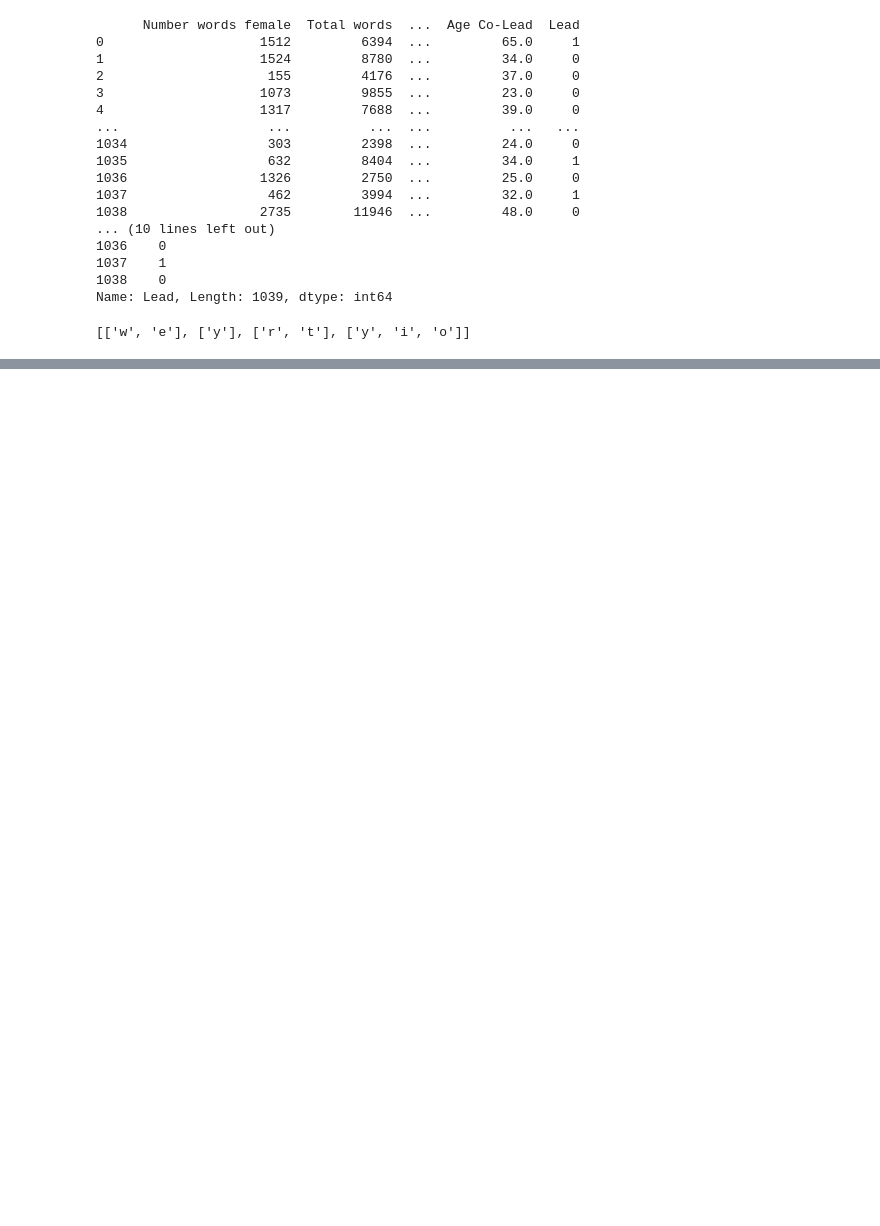
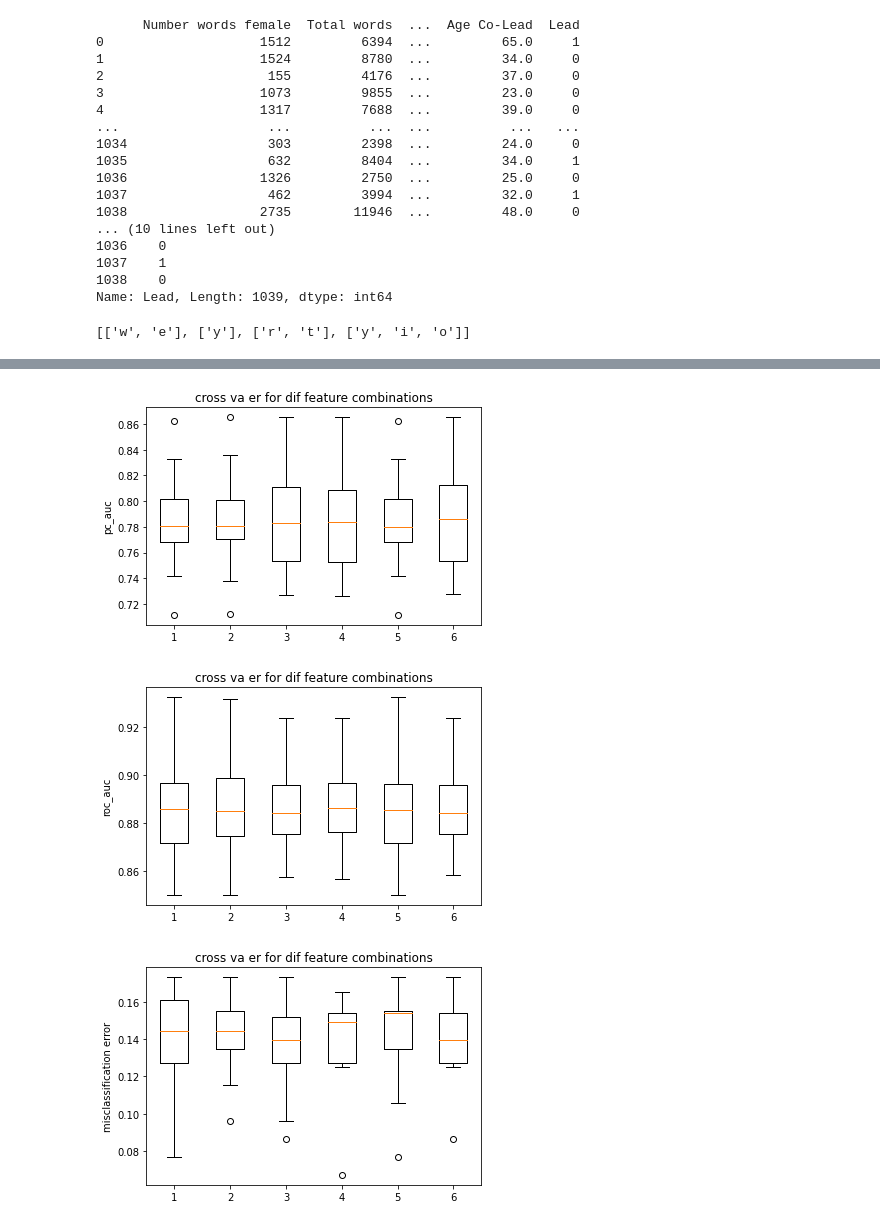
Before and after one commit to IZ001/Stat-Machine-Learning, a Jupyter notebook: Project_SML.ipynb, the cells around one changed output, grey strips where cells are left out. Saved outputs shown, nothing was run; the diff lists cells and outputs as text; code cells hidden in the pictures; blank space fills up the shorter version.

Commit message:
cross-validation of models with 8,9,10 features, k-fold

```diff
--- a/Project_SML.ipynb
+++ b/Project_SML.ipynb
@@ -641,3 +643,71 @@ plt.show()
+# %%
+# cross-validation of models with k-fold
+
+#import sklearn.model_selection as skl_ms
+features_list = features_lsts_with_big_roc_auc
+
+#features_list = [['Number of male actors', 'Gross', 'Mean Age Male', 'Age Lead', 'Number of words lead', 'Difference in words lead and co-lead', 'Year', 'Age Co-Lead', 'Number of female actors', 'Number words female', 'Total words', 'Mean Age Female', 'Number words male']]
+
+n_runs = 10
+
+pc_auc_n =np.zeros((n_runs, len(features_list)))
+roc_auc_n = np.zeros((n_runs, len(features_list)))
+misclassification_n = np.zeros((n_runs, len(features_list)))
+tr_rate_models = []
+
+X = data.drop(columns = 'Lead')
+y = data['Lead']
+
+n_fold = 10
+cv = skl_ms.KFold(n_splits = n_fold, random_state = 1, shuffle = True)
+
+for i, (train_index, val_index) in enumerate(cv.split(X)):
+  X_train, X_val = X.iloc[train_index], X.iloc[val_index]
+  y_train, y_val = y.iloc[train_index], y.iloc[val_index]
+#for i in range(n_runs):
+
+  #X_train, X_val, y_train, y_val = skl_ms.train_test_split(X, y, test_size = 0.3)
+
+  for j,features in enumerate(features_list):
+
+    model = skl_lm.LogisticRegression(solver ='lbfgs')
+
+    scaler = skl_pre.StandardScaler().fit(X_train[features])
+    model.fit(scaler.transform(X_train[features]), y_train)
+    predict_prob = model.predict_proba(scaler.transform(X_val[features]))
+    # calculate the metrics
+    precision, recall, _ = precision_recall_curve(y_val, predict_prob[:,1])
+
+    pc_auc_n[i,j] = auc(recall, precision)
+    roc_auc_n[i,j] = roc_auc_score(y_val, predict_prob[:,1])
+
+    tr_rate = calculate_average_r(features, X, y)
+    prediction = np.where(predict_prob[:,1] > tr_rate, 1, 0)
+    misclassification_n[i,j] = (np.mean(prediction != y_val))
+
+    tr_rate_models.append(tr_rate)
+
+plt.boxplot(pc_auc_n)
+plt.title('cross va er for dif feature combinations')
+plt.xticks(np.arange(len(features_list))+1)
+plt.ylabel('pc_auc')
+plt.show()
+
+plt.boxplot(roc_auc_n)
+plt.title('cross va er for dif feature combinations')
+plt.xticks(np.arange(len(features_list))+1)
+plt.ylabel('roc_auc')
+plt.show()
+
+plt.boxplot(misclassification_n)
+plt.title('cross va er for dif feature combinations')
+plt.xticks(np.arange(len(features_list))+1)
+plt.ylabel('misclassification error')
+plt.show()
+# %% [output]
+[figure, added]
+[figure, added]
+[figure, added]
 # %%
 print('tr_rates', tr_rate_models)
 # %% [output]
```
Also changed, not shown: parts of 10 cells of this notebook.
